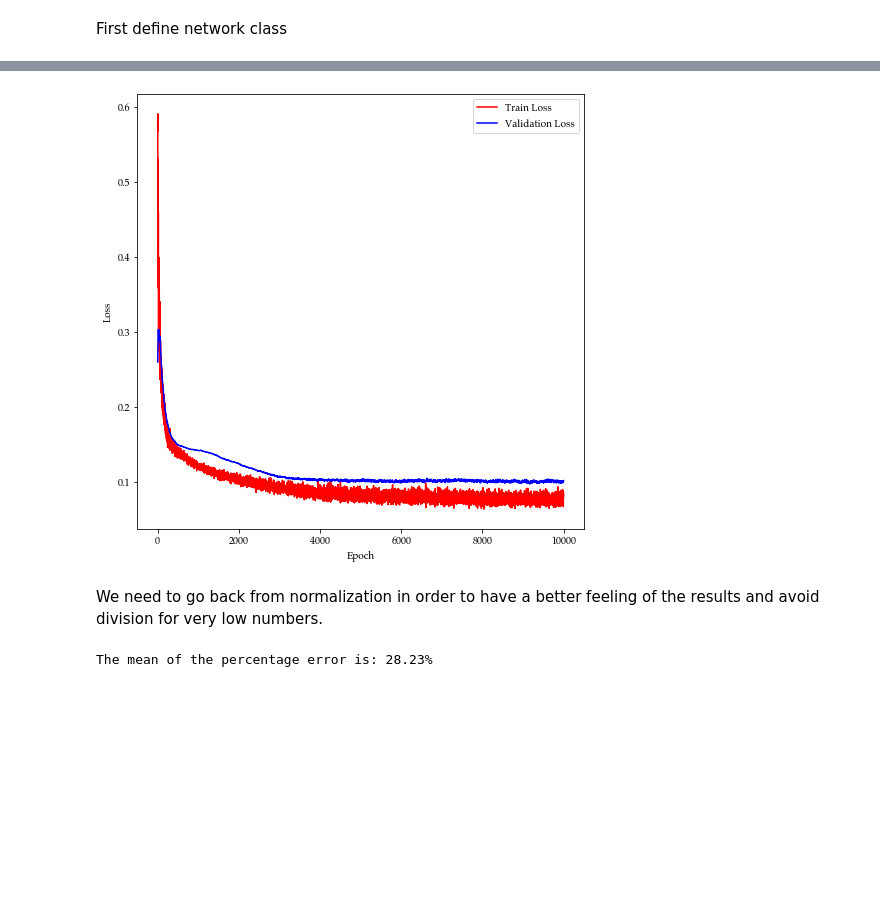
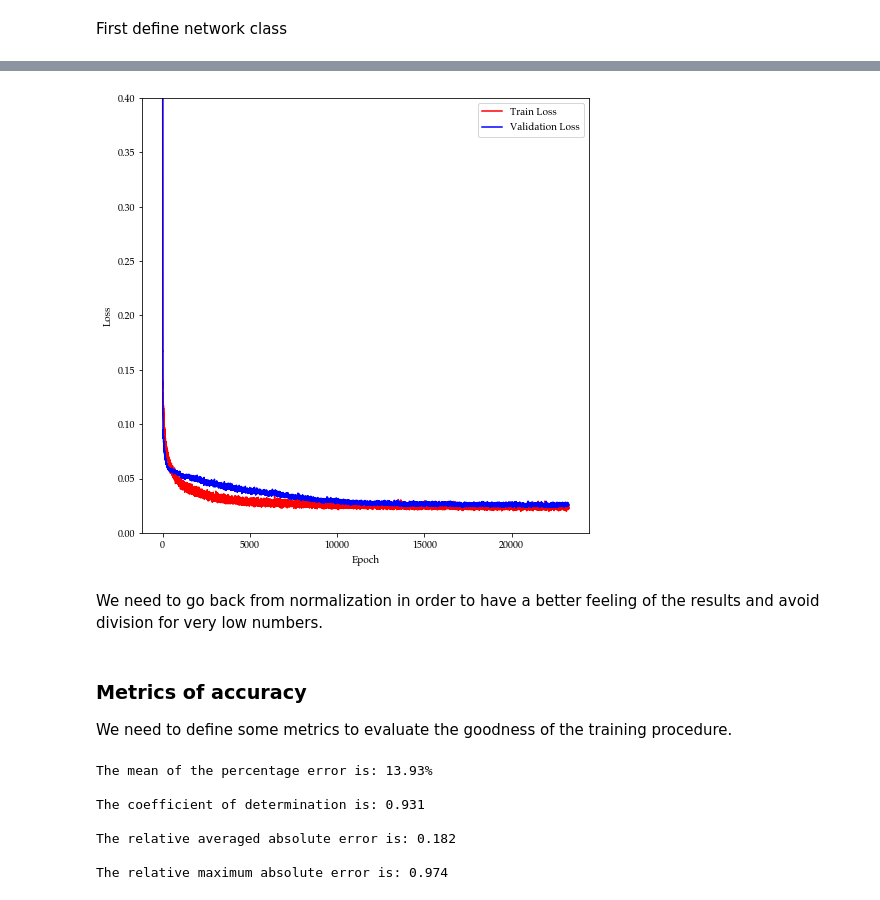
Before and after one commit to 0xstepit/vs-abaqus-ann-pso, a Jupyter notebook: metamodel/mlp_torch.ipynb, the cells around one changed output, grey strips where cells are left out. Saved outputs shown, nothing was run; the diff lists cells and outputs as text; code cells hidden in the pictures; blank space fills up the shorter version.

Commit message:
added weights optimized network torsion sym_bal 8x

```diff
--- a/metamodel/mlp_torch.ipynb
+++ b/metamodel/mlp_torch.ipynb
@@ -212,7 +223,7 @@ def create_batches(_X, _Y, batch_size):
 
     return X_split, Y_split
 # %%
-batch_size = 8
+batch_size = 64
 X_train_b, Y_train_b = create_batches(X_train, Y_train, batch_size=batch_size)
 # %%
 print("Batches dimensions: \n")
@@ -238,7 +243,7 @@ Batch 12 : input (6, 8)  ,  output : (6, 2)
 class EarlyStopping:
     """ Stop network training if validation loss increases for a certain time.
         The code is base on https://github.com/Bjarten/early-stopping-pytorch/blob/master/pytorchtools.py"""
-    def __init__(self, patience=30, path='weights_NN'):
+    def __init__(self, patience=30, path=input_folder + '/weights_NN_'):
         self.patience = patience
         self.counter = 0
         self.early_stop = False
@@ -271,8 +276,8 @@ class FFNN(torch.nn.Module):
         self.W_2 = Parameter(init.xavier_normal_(torch.Tensor(H, H)))
         self.b_2 = Parameter(init.constant_(torch.Tensor(H), 0))
         # Third hidden layer
-        self.W_3 = Parameter(init.xavier_normal_(torch.Tensor(H, H)))
-        self.b_3 = Parameter(init.constant_(torch.Tensor(H), 0))
+        #self.W_3 = Parameter(init.xavier_normal_(torch.Tensor(H, H)))
+        #self.b_3 = Parameter(init.constant_(torch.Tensor(H), 0))
         # Output layer
         self.W_4 = Parameter(init.xavier_normal_(torch.Tensor(D_out, H)))
         self.b_4 = Parameter(init.constant_(torch.Tensor(D_out), 0))
@@ -280,7 +285,7 @@ class FFNN(torch.nn.Module):
         # define activation function in constructor
         self.activation_1 = torch.nn.ReLU()
         self.activation_2 = torch.nn.ReLU()
-        self.activation_3 = torch.nn.ReLU()
+        #self.activation_3 = torch.nn.ReLU()
         self.dropout = torch.nn.Dropout(p=p)
 
     def forward(self, x):
@@ -290,22 +295,22 @@ class FFNN(torch.nn.Module):
         x = F.linear(x, self.W_2, self.b_2)
         x = self.activation_2(x)
         x = self.dropout(x)
-        x = F.linear(x, self.W_3, self.b_3)
-        x = self.activation_3(x)
-        x = self.dropout(x)
+        #x = F.linear(x, self.W_3, self.b_3)
+        #x = self.activation_3(x)
+        #x = self.dropout(x)
         pred = F.linear(x, self.W_4, self.b_4)
         return pred
 # %%
 n_x = X_train.shape[1]
 n_y = Y_train.shape[1]
-D_in, H, D_out = n_x, 32, n_y
+D_in, H, D_out = n_x, 64, n_y
 
-epochs = 10000
-lr = 1e-4
+epochs = 50000
+lr = 1e-3
 weight_decay = 0.
 lambda_1 = 1e-3
-lambda_2 = 1e-5
-p = 0.5
+lambda_2 = 1e-3
+p = 0.2
 patience = 3000
 
 model = FFNN(D_in, H, D_out, p)
@@ -317,12 +322,12 @@ is_optimizing = True
 
 # If weight_NN exists and we are not in optimization mode just load
 # network weights and evaluate the model.
-if(os.path.isfile('weights_NN') and is_optimizing==False):
-    model.load_state_dict(torch.load('weights_NN'))
+if(os.path.isfile(input_folder + '/weights_NN_') and is_optimizing==False):
+    model.load_state_dict(torch.load(input_folder + '/weights_NN_'))
     print(model.eval())
 else:
     criterion = nn.MSELoss(reduction='mean')
-    optimizer = optim.Adam(model.parameters(), lr=lr, weight_decay=weight_decay)
+    optimizer = optim.Adam(model.parameters(), lr=lr, amsgrad=True)
 
     # Initialize losses lists.
     train_loss = []
@@ -372,7 +377,7 @@ else:
         # Save norm of the weights
         W_1_hist.append(np.linalg.norm(model.W_1.detach().numpy()))
         W_2_hist.append(np.linalg.norm(model.W_2.detach().numpy()))
-        W_3_hist.append(np.linalg.norm(model.W_3.detach().numpy()))
+        #W_3_hist.append(np.linalg.norm(model.W_3.detach().numpy()))
 
         model.eval()
         val_x = Variable(torch.from_numpy(X_val.astype('float32')))
@@ -392,5 +397,5 @@ else:
             break
 
     if not early_stopping.early_stop:
-        torch.save(model.state_dict(), 'weights_NN')
+        torch.save(model.state_dict(), input_folder + '/weights_NN_')
 # %% [output]
@@ -427,5 +432,5 @@ plt.figure(figsize=(8, 8))
 plt.plot(np.arange(len(train_loss)), train_loss, 'r', np.arange(len(val_loss)), val_loss, 'b')
 plt.legend(['Train Loss','Validation Loss'])
 plt.xlabel('Epoch'), plt.ylabel('Loss')
-#plt.ylim(-.0, .06)
+plt.ylim(-.0,0.4)
 # %% [output]
@@ -433,4 +438,4 @@ plt.xlabel('Epoch'), plt.ylabel('Loss')
-[figure, old version]
+[figure, new version]
 # %% [markdown]
 We need to go back from normalization in order to have a better feeling of the results and avoid division for very low numbers.
 # %%
@@ -439,3 +444,7 @@ def reverse_range_norm(x_norm, x_min, x_max):
     x = x_min +  x_norm * (x_max - x_min)
 
     return x
+# %% [markdown]
+### Metrics of accuracy
+
+We need to define some metrics to evaluate the goodness of the training procedure.
@@ -442,5 +474,5 @@ def reverse_range_norm(x_norm, x_min, x_max):
 # %%
-flag_list = None
+flag_list = False
 model.eval()
 train_x = Variable(torch.from_numpy(X_train.astype('float32')))
 train_y = Variable(torch.from_numpy(Y_train.astype('float32')))
@@ -450,14 +482,26 @@ train_pred = model(train_x)
 train_y = reverse_range_norm(train_y.detach().numpy(), y_min, y_max)
 train_pred = reverse_range_norm(train_pred.detach().numpy(), y_min, y_max)
 
-err_perc = abs(train_y - train_pred) / (train_y + 1e-12) * 100
+err_perc = pe(train_pred, train_y)
+r_2 = r2(train_pred, train_y)
+raae_score = raae(train_pred, train_y)
+rmae_score = rmae(train_pred, train_y)
 
 if flag_list:
     for i in range(train_y.shape[0]):
-        print("True : {:06.2f}, {:06.2f}  |  Prediction : {:06.2f}, {:06.2f}  |  Error : {:07.2f}%, {:07.2f}%".
+        print("True : {:+010.2f}, {:+013.2f}  |  Prediction : {:+010.2f}, {:+013.2f}  |  Error : {:07.2f}%, {:07.2f}%".
               format(*train_y[i, :], *train_pred[i, :], *err_perc[i, :]))
 
 print("\nThe mean of the percentage error is: {:.2f}%".format(np.mean(err_perc)))
+print("\nThe coefficient of determination is: {:.3f}".format(np.mean(r_2)))
+print("\nThe relative averaged absolute error is: {:.3f}".format(np.mean(raae_score)))
+print("\nThe relative maximum absolute error is: {:.3f}".format(np.mean(rmae_score)))
 # %% [output]
-The mean of the percentage error is: 28.23%
+The mean of the percentage error is: 13.93%
+
+The coefficient of determination is: 0.931
+
+The relative averaged absolute error is: 0.182
+
+The relative maximum absolute error is: 0.974
 # %%
```
Also changed, not shown: parts of 15 cells of this notebook, 5 other files.
